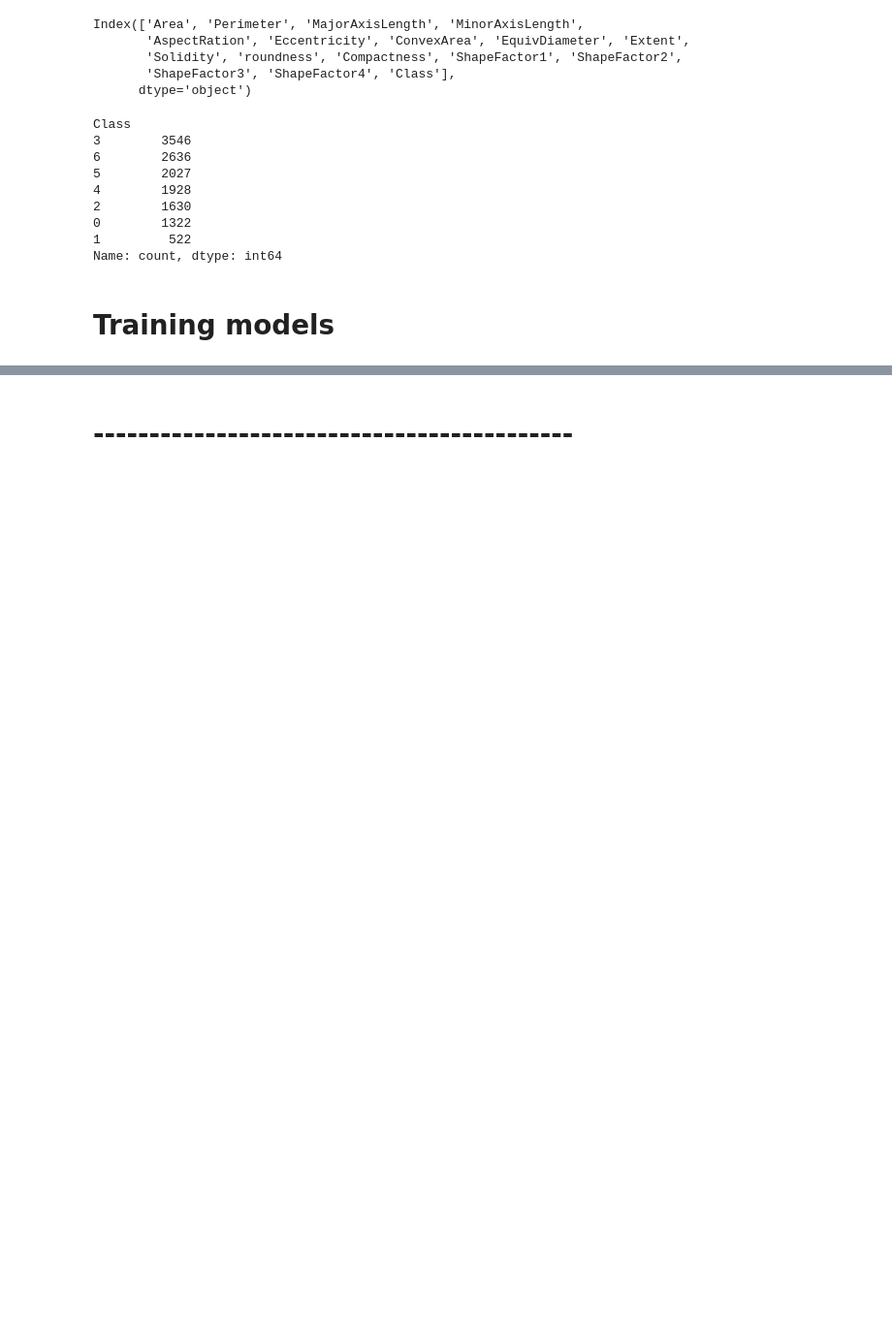
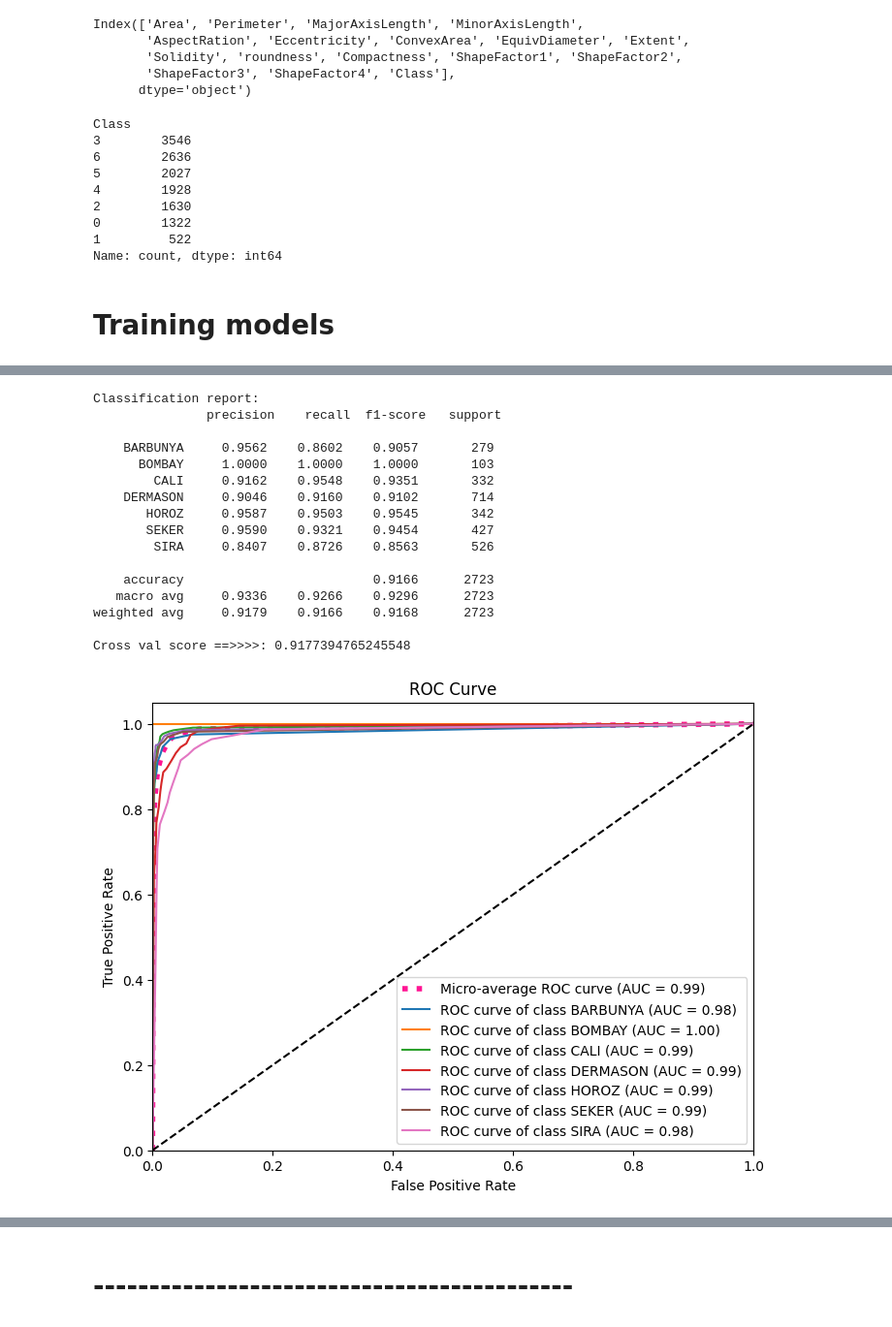
Before and after one commit to longluv1605/dry_bean_classification, a Jupyter notebook: drybeanclf.ipynb, the cells around one changed output, grey strips where cells are left out. Shown at 97% size. Drawn from its saved outputs; the diff is of its cells as text; code cells hidden in the pictures; blank space fills up the shorter version.

```diff
--- a/drybeanclf.ipynb
+++ b/drybeanclf.ipynb
@@ -312,0 +452,21 @@ KeyboardInterrupt:
+# %%
+### KNN
+evaluate_model(best_KNN_model, x_test, y_test, classes=encoder.classes_)
+# %% [output]
+Classification report:
+               precision    recall  f1-score   support
+
+    BARBUNYA     0.9562    0.8602    0.9057       279
+      BOMBAY     1.0000    1.0000    1.0000       103
+        CALI     0.9162    0.9548    0.9351       332
+    DERMASON     0.9046    0.9160    0.9102       714
+       HOROZ     0.9587    0.9503    0.9545       342
+       SEKER     0.9590    0.9321    0.9454       427
+        SIRA     0.8407    0.8726    0.8563       526
+
+    accuracy                         0.9166      2723
+   macro avg     0.9336    0.9266    0.9296      2723
+weighted avg     0.9179    0.9166    0.9168      2723
+
+Cross val score ==>>>>: 0.9177394765245548
+[figure, added]
```
Also changed, not shown: parts of 39 cells of this notebook, 36 other files.
